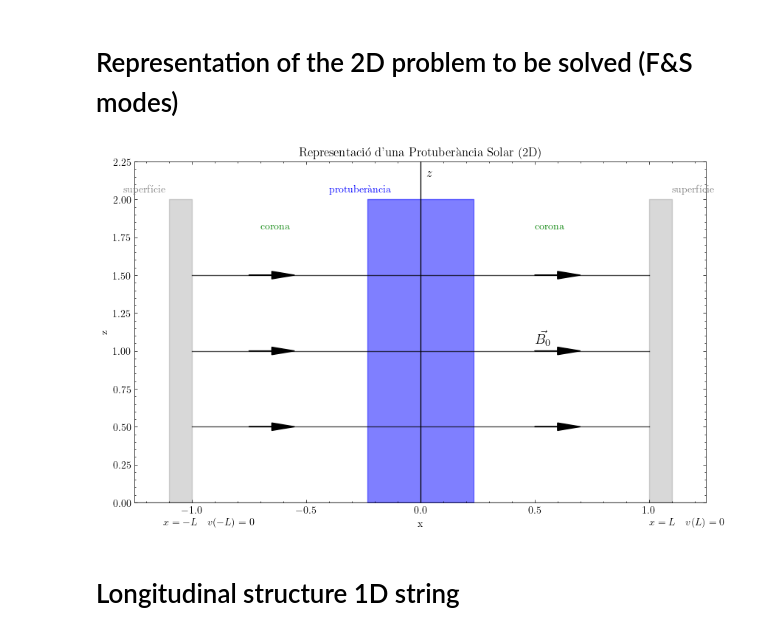
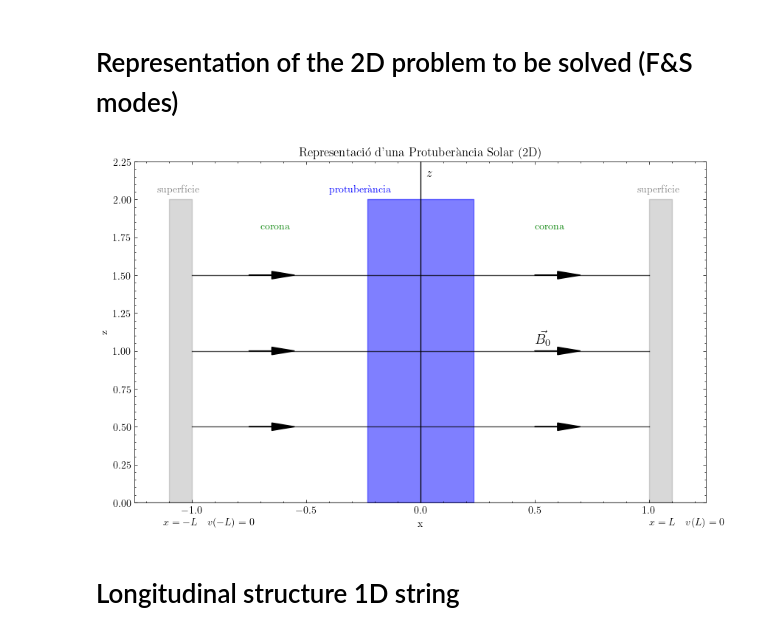
Before and after one commit to JoanRibotOliver/TFG, a Jupyter notebook: Prominence in corona.ipynb, the cells around one changed output. Cells and saved outputs as stored; diff of their text form; code cells hidden in the pictures.

```diff
--- a/Prominence in corona.ipynb
+++ b/Prominence in corona.ipynb
@@ -85,42 +85,42 @@ plt.axhline(0, color='black', linewidth=1)
 plt.axvline(0, color='black', linewidth=1)
 
 # Etiquetes de les regions
-plt.text(-L-0.3, 2.05, 'superfície', fontsize=10, color='gray')
-plt.text(L+0.1, 2.05, 'superfície', fontsize=10, color='gray')
+plt.text(-L-0.15, 2.05, 'superfície', fontsize=10, color='gray')
+plt.text(L-0.05, 2.05, 'superfície', fontsize=10, color='gray')
 plt.text(-L+0.3, 1.8, 'corona', fontsize=10, color='green')
 plt.text(L-0.5, 1.8, 'corona', fontsize=10, color='green')
 plt.text(-0.4, 2.05, 'protuberància', fontsize=10, color='blue')
 
 # Etiquetes dels eixos
 plt.text(L, -0.15, r'$x = L \quad v(L) = 0$', fontsize=10)
 plt.text(-L-0.125, -0.15, r'$x = -L \quad v(-L) = 0$', fontsize=10)
 #plt.text(0.1, -0.2, r'$x$', fontsize=12)
 plt.text(0.025, 2.15, r'$z$', fontsize=12)
 
 
 # Dibuixem línies horitzontals discontínues
 z_values = [0.5, 1.0, 1.5]
 for z_val in z_values:
     plt.plot(x, [z_val]*len(x), linestyle='-', color='black', alpha=0.7)
 
 plt.text(0.5, 1.05, r'$\vec{B_0}$', fontsize=14, color='black')
 
 # Afegim puntes de fletxa a les línies horitzontals
 arrow_length = 0.1  # Longitud de la fletxa
 for z_val in z_values:
     plt.arrow(-0.75, z_val, arrow_length, 0, head_width=0.05, head_length=0.1, fc='black', ec='black')
     plt.arrow(0.6 - arrow_length, z_val, arrow_length, 0, head_width=0.05, head_length=0.1, fc='black', ec='black')
 
 # Configuració final
 plt.title('Representació d\'una Protuberància Solar (2D)')
 plt.xlabel('x')
 plt.ylabel('z')
 plt.xlim(-L-0.25, L+0.25)
 plt.ylim(0, 2.25)
 
 plt.show()
 # %% [output]
-[figure, old version]
+[figure, new version]
 # %% [markdown]
 # Longitudinal structure 1D string
 # %%
```
Also changed, not shown: 1 other file.
